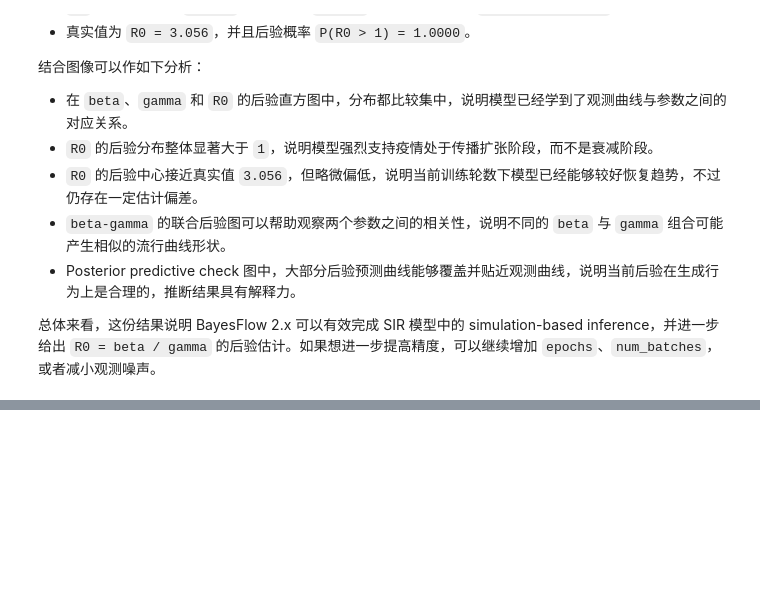
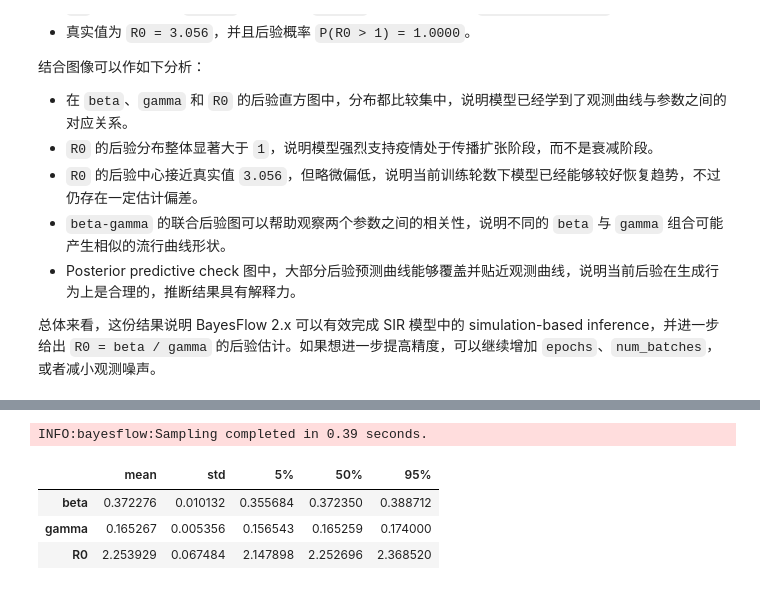
Before and after one commit to jiayi-ji01/GNN_Final_Project, a Jupyter notebook: BayesFlows.ipynb, the cells around one changed output, grey strips where cells are left out. Cells and saved outputs as stored; diff of their text form; code cells hidden in the pictures; blank space fills up the shorter version.

```diff
--- a/BayesFlows.ipynb
+++ b/BayesFlows.ipynb
@@ -304,0 +384,23 @@ plt.show()
+# %%
+e1_samples = workflow.sample(
+    num_samples=4000,
+    conditions={"obs": e1_observed_curve[None, ...]},
+    split=True,
+    batch_size=1,
+)
+
+e1_posterior_df = pd.DataFrame({
+    "beta": np.asarray(e1_samples["beta"]).reshape(-1),
+    "gamma": np.asarray(e1_samples["gamma"]).reshape(-1),
+})
+e1_posterior_df["R0"] = e1_posterior_df["beta"] / e1_posterior_df["gamma"]
+
+e1_summary_table = e1_posterior_df[["beta", "gamma", "R0"]].describe(percentiles=[0.05, 0.5, 0.95]).T
+e1_summary_table = e1_summary_table[["mean", "std", "5%", "50%", "95%"]]
+e1_summary_table
+# %% [output]
+INFO:bayesflow:Sampling completed in 0.39 seconds.
+|  | mean | std | 5% | 50% | 95% |
+| beta | 0.372276 | 0.010132 | 0.355684 | 0.372350 | 0.388712 |
+| gamma | 0.165267 | 0.005356 | 0.156543 | 0.165259 | 0.174000 |
+| R0 | 2.253929 | 0.067484 | 2.147898 | 2.252696 | 2.368520 |
```
Also changed, not shown: parts of 12 cells of this notebook.
